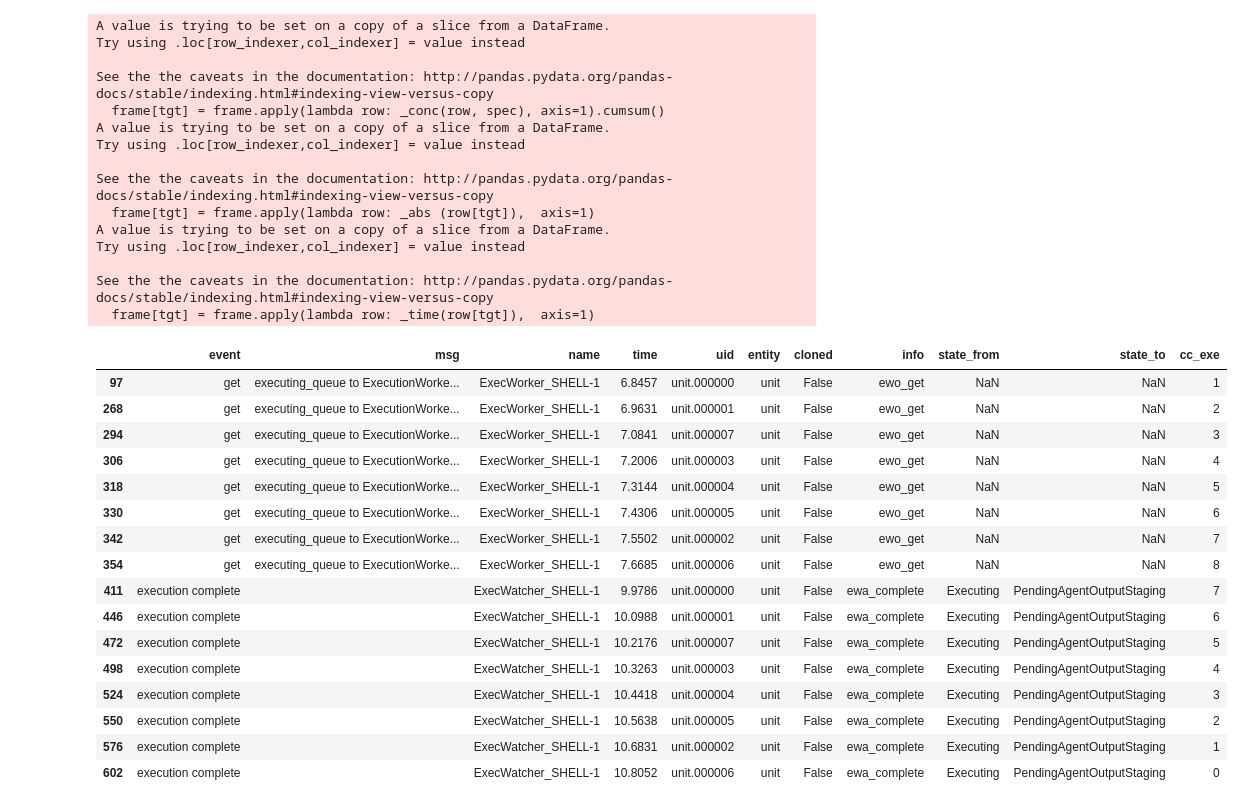
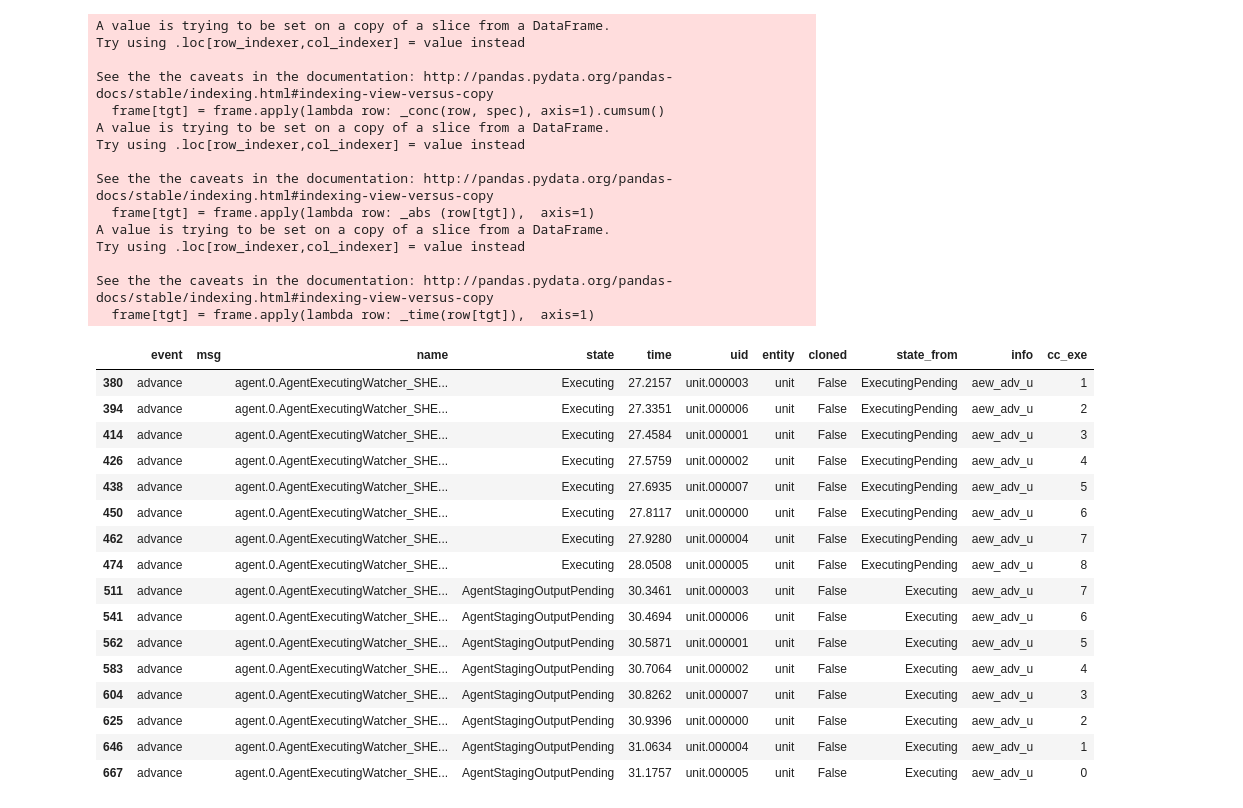
Before and after one commit to radical-cybertools/radical.pilot, a Jupyter notebook: bin/plot_profile.ipynb, the cells around one changed output. Drawn from its saved outputs; the diff is of its cells as text; code cells hidden in the pictures.

```diff
--- a/bin/plot_profile.ipynb
+++ b/bin/plot_profile.ipynb
@@ -24,9 +26,10 @@ height has been deprecated.
 # %%
 # NOTE: this cell needs quite some time to execute...  Like, minutes.
 
-sid   = "rp.session.cameo.merzky.016666.0014"
+sid   = "rp.session.cameo.merzky.016671.0001"
+src   = "/home/merzky/saga/radical.pilot.prof"
 
-profiles   = rpu.fetch_profiles(sid=sid, target='/tmp/')
+profiles   = rpu.fetch_profiles(sid=sid, src=src, tgt='/tmp/')
 profile    = rpu.combine_profiles (profiles)
 frame      = rpu.prof2frame(profile)
 sf, pf, uf = rpu.split_frame(frame)
@@ -38,0 +51,7 @@ fetching 'file://localhost/home/merzky/radical.pilot.sandbox/rp.session.cameo.me
+# %%
+rpu.add_states(uf)
+rpu.add_info(uf)
+
+uf3 = uf[uf['uid'] == 'unit.000003']
+uf3
+# uf3[pd.notnull(uf3['state_from'])]
@@ -39,7 +76,11 @@ fetching 'file://localhost/home/merzky/radical.pilot.sandbox/rp.session.cameo.me
 # %%
-
 print "columns: %s" % dict(uf.dtypes).keys()
 print "infos  : %s" % uf['info'].dropna().unique()
+print "names  : %s" % uf['name'].dropna().unique()
 
-uf[uf['info'].isin(['ewo_get', 'ewa_complete'])]
+uf[uf['info'].isin(['ewo_to_ewa', 'ewa_complete'])]
+adv = uf[uf['event'].isin(['advance'])]
+adv[adv['uid'].isin(['unit.000001'])]
+
+# uf[uf['uid'].isin(['unit.000001'])]
 # %% [output]
@@ -86,43 +121,44 @@ See the the caveats in the documentation: http://pandas.pydata.org/pandas-docs/s
 # %%
-exe_filter = {'in'  : [{'info' : 'ewo_get'}],
-              'out' : [{'info' : 'ewa_complete'}]}
+exe_filter = {'in'  : [{'state' : 'Executing'}],
+              'out' : [{'state' : 'AgentStagingOutputPending'}]}
 
-rpu.add_concurrency(uf, tgt='cc_exe', spec=exe_filter)
+rpu.add_concurrency(adv, tgt='cc_exe', spec=exe_filter)
 rpu.add_states(uf)
-uf[uf['info'].isin(['ewo_get', 'ewa_complete'])]
+
+adv[np.isfinite(adv['cc_exe'])]
 # %% [output]
 A value is trying to be set on a copy of a slice from a DataFrame.
 Try using .loc[row_indexer,col_indexer] = value instead
 
 See the the caveats in the documentation: http://pandas.pydata.org/pandas-docs/stable/indexing.html#indexing-view-versus-copy
   frame[tgt] = frame.apply(lambda row: _conc(row, spec), axis=1).cumsum()
 A value is trying to be set on a copy of a slice from a DataFrame.
 Try using .loc[row_indexer,col_indexer] = value instead
 
 See the the caveats in the documentation: http://pandas.pydata.org/pandas-docs/stable/indexing.html#indexing-view-versus-copy
   frame[tgt] = frame.apply(lambda row: _abs (row[tgt]),  axis=1)
 A value is trying to be set on a copy of a slice from a DataFrame.
 Try using .loc[row_indexer,col_indexer] = value instead
 
 See the the caveats in the documentation: http://pandas.pydata.org/pandas-docs/stable/indexing.html#indexing-view-versus-copy
   frame[tgt] = frame.apply(lambda row: _time(row[tgt]),  axis=1)
-|  | event | msg | name | time | uid | entity | cloned | info | state_from | state_to | cc_exe |
-| 97 | get | executing_queue to ExecutionWorke... | ExecWorker_SHELL-1 | 6.8457 | unit.000000 | unit | False | ewo_get | NaN | NaN | 1 |
-| 268 | get | executing_queue to ExecutionWorke... | ExecWorker_SHELL-1 | 6.9631 | unit.000001 | unit | False | ewo_get | NaN | NaN | 2 |
-| 294 | get | executing_queue to ExecutionWorke... | ExecWorker_SHELL-1 | 7.0841 | unit.000007 | unit | False | ewo_get | NaN | NaN | 3 |
-| 306 | get | executing_queue to ExecutionWorke... | ExecWorker_SHELL-1 | 7.2006 | unit.000003 | unit | False | ewo_get | NaN | NaN | 4 |
-| 318 | get | executing_queue to ExecutionWorke... | ExecWorker_SHELL-1 | 7.3144 | unit.000004 | unit | False | ewo_get | NaN | NaN | 5 |
-| 330 | get | executing_queue to ExecutionWorke... | ExecWorker_SHELL-1 | 7.4306 | unit.000005 | unit | False | ewo_get | NaN | NaN | 6 |
-| 342 | get | executing_queue to ExecutionWorke... | ExecWorker_SHELL-1 | 7.5502 | unit.000002 | unit | False | ewo_get | NaN | NaN | 7 |
-| 354 | get | executing_queue to ExecutionWorke... | ExecWorker_SHELL-1 | 7.6685 | unit.000006 | unit | False | ewo_get | NaN | NaN | 8 |
-| 411 | execution complete |  | ExecWatcher_SHELL-1 | 9.9786 | unit.000000 | unit | False | ewa_complete | Executing | PendingAgentOutputStaging | 7 |
-| 446 | execution complete |  | ExecWatcher_SHELL-1 | 10.0988 | unit.000001 | unit | False | ewa_complete | Executing | PendingAgentOutputStaging | 6 |
-| 472 | execution complete |  | ExecWatcher_SHELL-1 | 10.2176 | unit.000007 | unit | False | ewa_complete | Executing | PendingAgentOutputStaging | 5 |
-| 498 | execution complete |  | ExecWatcher_SHELL-1 | 10.3263 | unit.000003 | unit | False | ewa_complete | Executing | PendingAgentOutputStaging | 4 |
-| 524 | execution complete |  | ExecWatcher_SHELL-1 | 10.4418 | unit.000004 | unit | False | ewa_complete | Executing | PendingAgentOutputStaging | 3 |
-| 550 | execution complete |  | ExecWatcher_SHELL-1 | 10.5638 | unit.000005 | unit | False | ewa_complete | Executing | PendingAgentOutputStaging | 2 |
-| 576 | execution complete |  | ExecWatcher_SHELL-1 | 10.6831 | unit.000002 | unit | False | ewa_complete | Executing | PendingAgentOutputStaging | 1 |
-| 602 | execution complete |  | ExecWatcher_SHELL-1 | 10.8052 | unit.000006 | unit | False | ewa_complete | Executing | PendingAgentOutputStaging | 0 |
+|  | event | msg | name | state | time | uid | entity | cloned | state_from | info | cc_exe |
+| 380 | advance |  | agent.0.AgentExecutingWatcher_SHE... | Executing | 27.2157 | unit.000003 | unit | False | ExecutingPending | aew_adv_u | 1 |
+| 394 | advance |  | agent.0.AgentExecutingWatcher_SHE... | Executing | 27.3351 | unit.000006 | unit | False | ExecutingPending | aew_adv_u | 2 |
+| 414 | advance |  | agent.0.AgentExecutingWatcher_SHE... | Executing | 27.4584 | unit.000001 | unit | False | ExecutingPending | aew_adv_u | 3 |
+| 426 | advance |  | agent.0.AgentExecutingWatcher_SHE... | Executing | 27.5759 | unit.000002 | unit | False | ExecutingPending | aew_adv_u | 4 |
+| 438 | advance |  | agent.0.AgentExecutingWatcher_SHE... | Executing | 27.6935 | unit.000007 | unit | False | ExecutingPending | aew_adv_u | 5 |
+| 450 | advance |  | agent.0.AgentExecutingWatcher_SHE... | Executing | 27.8117 | unit.000000 | unit | False | ExecutingPending | aew_adv_u | 6 |
+| 462 | advance |  | agent.0.AgentExecutingWatcher_SHE... | Executing | 27.9280 | unit.000004 | unit | False | ExecutingPending | aew_adv_u | 7 |
+| 474 | advance |  | agent.0.AgentExecutingWatcher_SHE... | Executing | 28.0508 | unit.000005 | unit | False | ExecutingPending | aew_adv_u | 8 |
+| 511 | advance |  | agent.0.AgentExecutingWatcher_SHE... | AgentStagingOutputPending | 30.3461 | unit.000003 | unit | False | Executing | aew_adv_u | 7 |
+| 541 | advance |  | agent.0.AgentExecutingWatcher_SHE... | AgentStagingOutputPending | 30.4694 | unit.000006 | unit | False | Executing | aew_adv_u | 6 |
+| 562 | advance |  | agent.0.AgentExecutingWatcher_SHE... | AgentStagingOutputPending | 30.5871 | unit.000001 | unit | False | Executing | aew_adv_u | 5 |
+| 583 | advance |  | agent.0.AgentExecutingWatcher_SHE... | AgentStagingOutputPending | 30.7064 | unit.000002 | unit | False | Executing | aew_adv_u | 4 |
+| 604 | advance |  | agent.0.AgentExecutingWatcher_SHE... | AgentStagingOutputPending | 30.8262 | unit.000007 | unit | False | Executing | aew_adv_u | 3 |
+| 625 | advance |  | agent.0.AgentExecutingWatcher_SHE... | AgentStagingOutputPending | 30.9396 | unit.000000 | unit | False | Executing | aew_adv_u | 2 |
+| 646 | advance |  | agent.0.AgentExecutingWatcher_SHE... | AgentStagingOutputPending | 31.0634 | unit.000004 | unit | False | Executing | aew_adv_u | 1 |
+| 667 | advance |  | agent.0.AgentExecutingWatcher_SHE... | AgentStagingOutputPending | 31.1757 | unit.000005 | unit | False | Executing | aew_adv_u | 0 |
 # %%
 # define a colorscheme we use consistently throughout this notebook
 font = {'family' : 'monospace',
```
Also changed, not shown: parts of 6 cells of this notebook, 4 other files.
